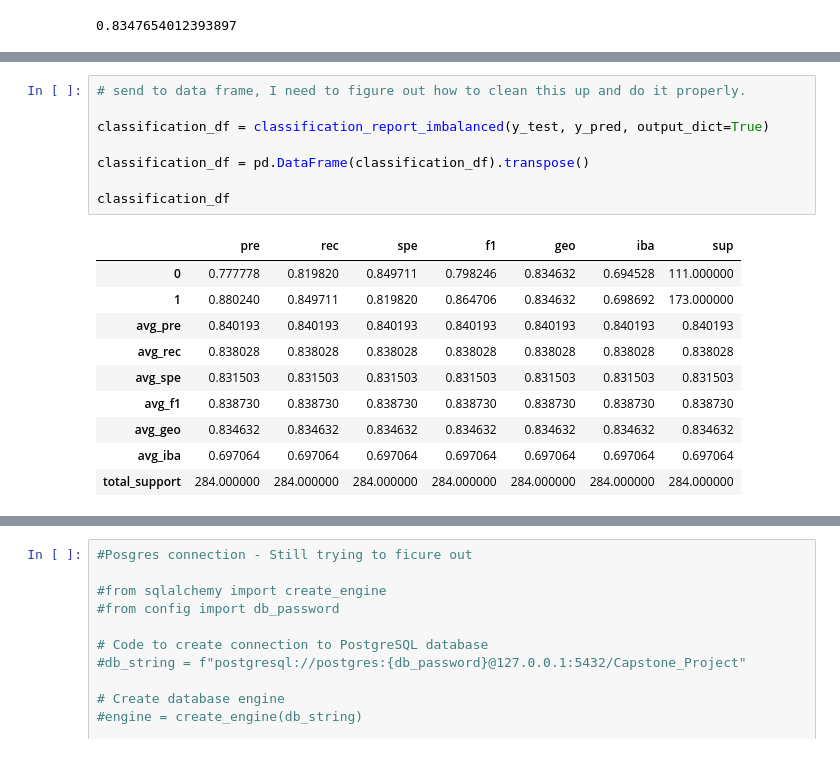
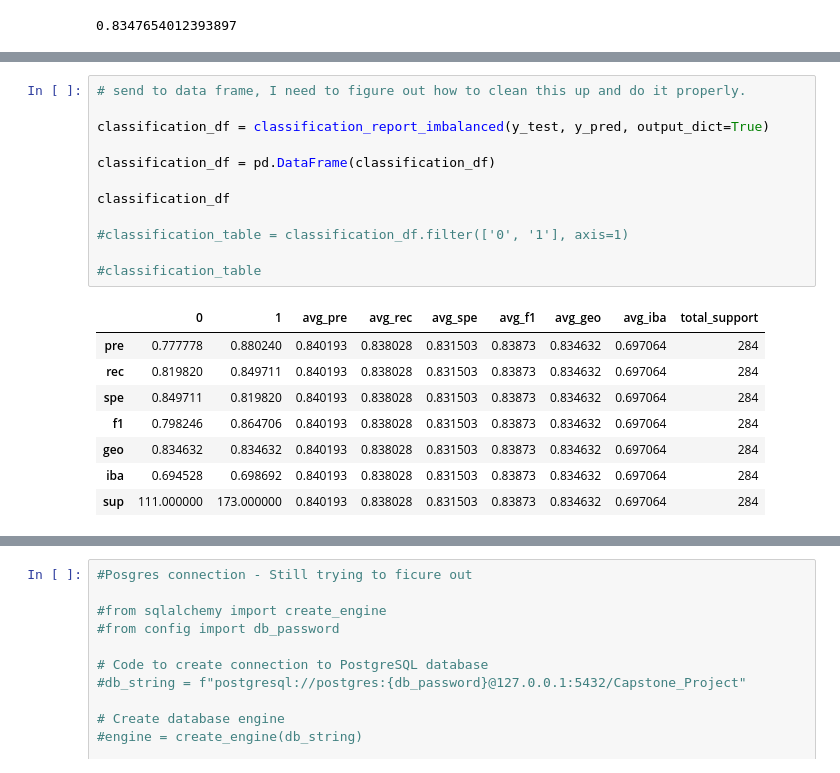
Before and after one commit to MichaelG-B/Capstone_Project, a Jupyter notebook: Capstone Project/Machine Learning/draftml_modle.ipynb, the cells around one changed output, grey strips where cells are left out. Drawn from its saved outputs; the diff is of its cells as text.

```diff
--- a/Capstone Project/Machine Learning/draftml_modle.ipynb
+++ b/Capstone Project/Machine Learning/draftml_modle.ipynb
@@ -283,19 +299,21 @@ avg / total       0.84      0.84      0.76      0.84      0.79      0.63       2
 # %%
 # send to data frame, I need to figure out how to clean this up and do it properly.
 
 classification_df = classification_report_imbalanced(y_test, y_pred, output_dict=True)
 
-classification_df = pd.DataFrame(classification_df).transpose()
+classification_df = pd.DataFrame(classification_df)
 
 classification_df
+
+#classification_table = classification_df.filter(['0', '1'], axis=1)
+
+#classification_table
 # %% [output]
-|  | pre | rec | spe | f1 | geo | iba | sup |
-| 0 | 0.777778 | 0.819820 | 0.849711 | 0.798246 | 0.834632 | 0.694528 | 111.000000 |
-| 1 | 0.880240 | 0.849711 | 0.819820 | 0.864706 | 0.834632 | 0.698692 | 173.000000 |
-| avg_pre | 0.840193 | 0.840193 | 0.840193 | 0.840193 | 0.840193 | 0.840193 | 0.840193 |
-| avg_rec | 0.838028 | 0.838028 | 0.838028 | 0.838028 | 0.838028 | 0.838028 | 0.838028 |
-| avg_spe | 0.831503 | 0.831503 | 0.831503 | 0.831503 | 0.831503 | 0.831503 | 0.831503 |
-| avg_f1 | 0.838730 | 0.838730 | 0.838730 | 0.838730 | 0.838730 | 0.838730 | 0.838730 |
-| avg_geo | 0.834632 | 0.834632 | 0.834632 | 0.834632 | 0.834632 | 0.834632 | 0.834632 |
-| avg_iba | 0.697064 | 0.697064 | 0.697064 | 0.697064 | 0.697064 | 0.697064 | 0.697064 |
-| total_support | 284.000000 | 284.000000 | 284.000000 | 284.000000 | 284.000000 | 284.000000 | 284.000000 |
+|  | 0 | 1 | avg_pre | avg_rec | avg_spe | avg_f1 | avg_geo | avg_iba | total_support |
+| pre | 0.777778 | 0.880240 | 0.840193 | 0.838028 | 0.831503 | 0.83873 | 0.834632 | 0.697064 | 284 |
+| rec | 0.819820 | 0.849711 | 0.840193 | 0.838028 | 0.831503 | 0.83873 | 0.834632 | 0.697064 | 284 |
+| spe | 0.849711 | 0.819820 | 0.840193 | 0.838028 | 0.831503 | 0.83873 | 0.834632 | 0.697064 | 284 |
+| f1 | 0.798246 | 0.864706 | 0.840193 | 0.838028 | 0.831503 | 0.83873 | 0.834632 | 0.697064 | 284 |
+| geo | 0.834632 | 0.834632 | 0.840193 | 0.838028 | 0.831503 | 0.83873 | 0.834632 | 0.697064 | 284 |
+| iba | 0.694528 | 0.698692 | 0.840193 | 0.838028 | 0.831503 | 0.83873 | 0.834632 | 0.697064 | 284 |
+| sup | 111.000000 | 173.000000 | 0.840193 | 0.838028 | 0.831503 | 0.83873 | 0.834632 | 0.697064 | 284 |
```
Also changed, not shown: parts of 7 cells of this notebook, 1 other file.
